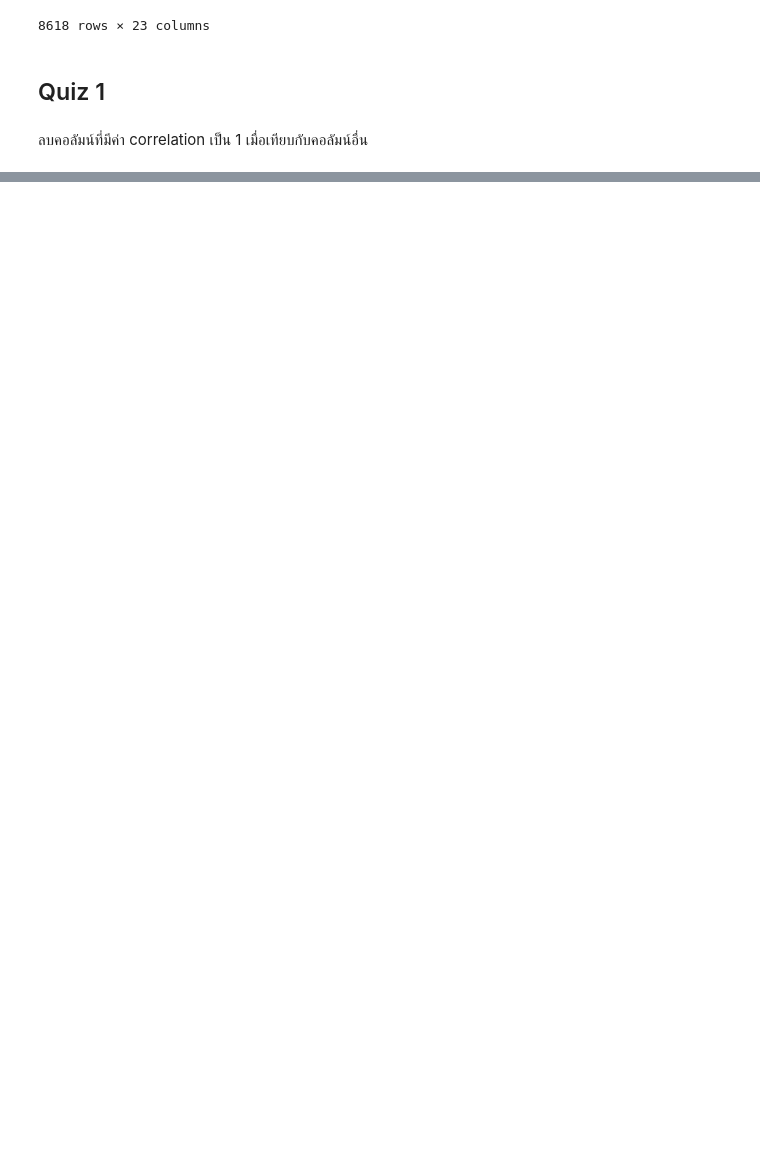
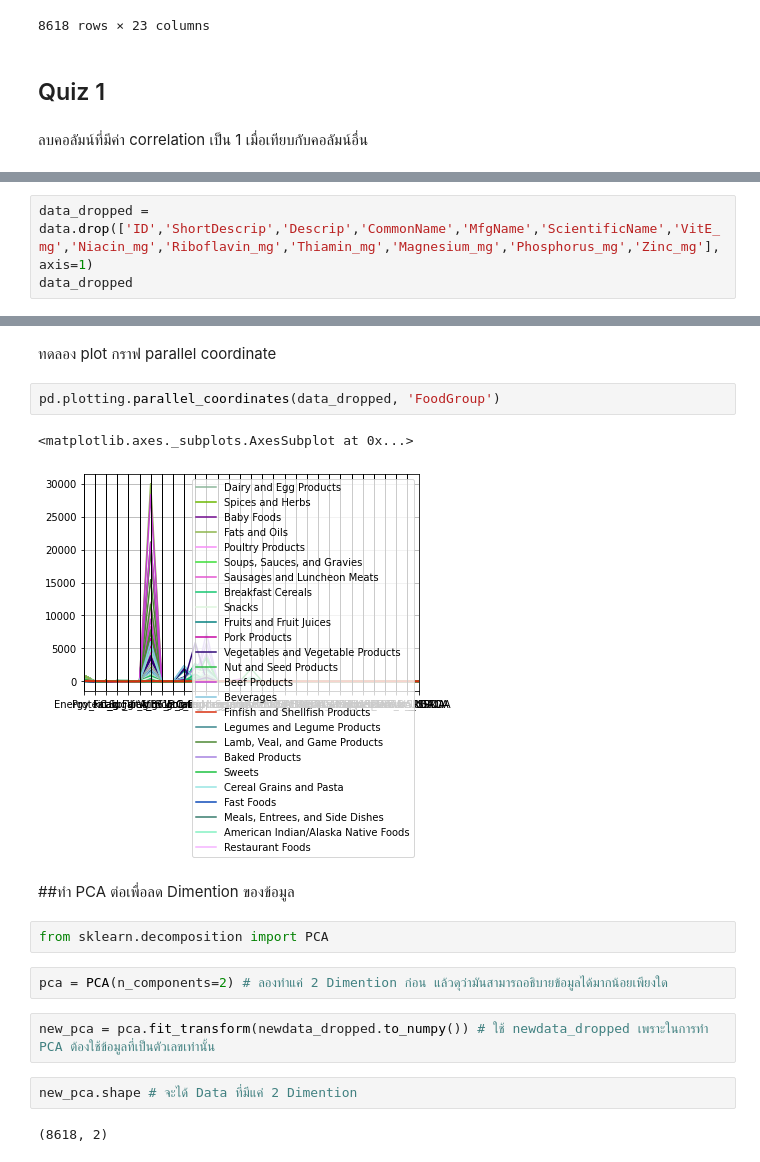
Before and after one commit to Wikanda-Hongboonmee/multivariate, a Jupyter notebook: Chapter3_PCA.ipynb, the cells around one changed output, grey strips where cells are left out. Drawn from its saved outputs; the diff is of its cells as text; blank space fills up the shorter version.

Commit message:
Comparing 2 groups

```diff
--- a/Chapter3_PCA.ipynb
+++ b/Chapter3_PCA.ipynb
@@ -512,0 +521,3 @@ newdata.iloc[:5,28:38]
+# %%
+data_dropped = data.drop(['ID','ShortDescrip','Descrip','CommonName','MfgName','ScientificName','VitE_mg','Niacin_mg','Riboflavin_mg','Thiamin_mg','Magnesium_mg','Phosphorus_mg','Zinc_mg'], axis=1)
+data_dropped
@@ -512,0 +538,19 @@ newdata.iloc[:5,28:38]
+# %% [markdown]
+ทดลอง plot กราฟ parallel coordinate
+# %%
+pd.plotting.parallel_coordinates(data_dropped, 'FoodGroup')
+# %% [output]
+<matplotlib.axes._subplots.AxesSubplot at 0x...>
+[figure, added]
+# %% [markdown]
+##ทำ PCA ต่อเพื่อลด Dimention ของข้อมูล
+# %%
+from sklearn.decomposition import PCA
+# %%
+pca = PCA(n_components=2) # ลองทำแค่ 2 Dimention ก่อน แล้วดุว่ามันสามารถอธิบายข้อมูลได้มากน้อยเพียงใด
+# %%
+new_pca = pca.fit_transform(newdata_dropped.to_numpy()) # ใช้ newdata_dropped เพราะในการทำ PCA ต้องใช้ข้อมูลที่เป็นตัวเลขเท่านั้น
+# %%
+new_pca.shape # จะได้ Data ที่มีแค่ 2 Dimention
+# %% [output]
+(8618, 2)
```
Also changed, not shown: parts of 18 cells of this notebook.
